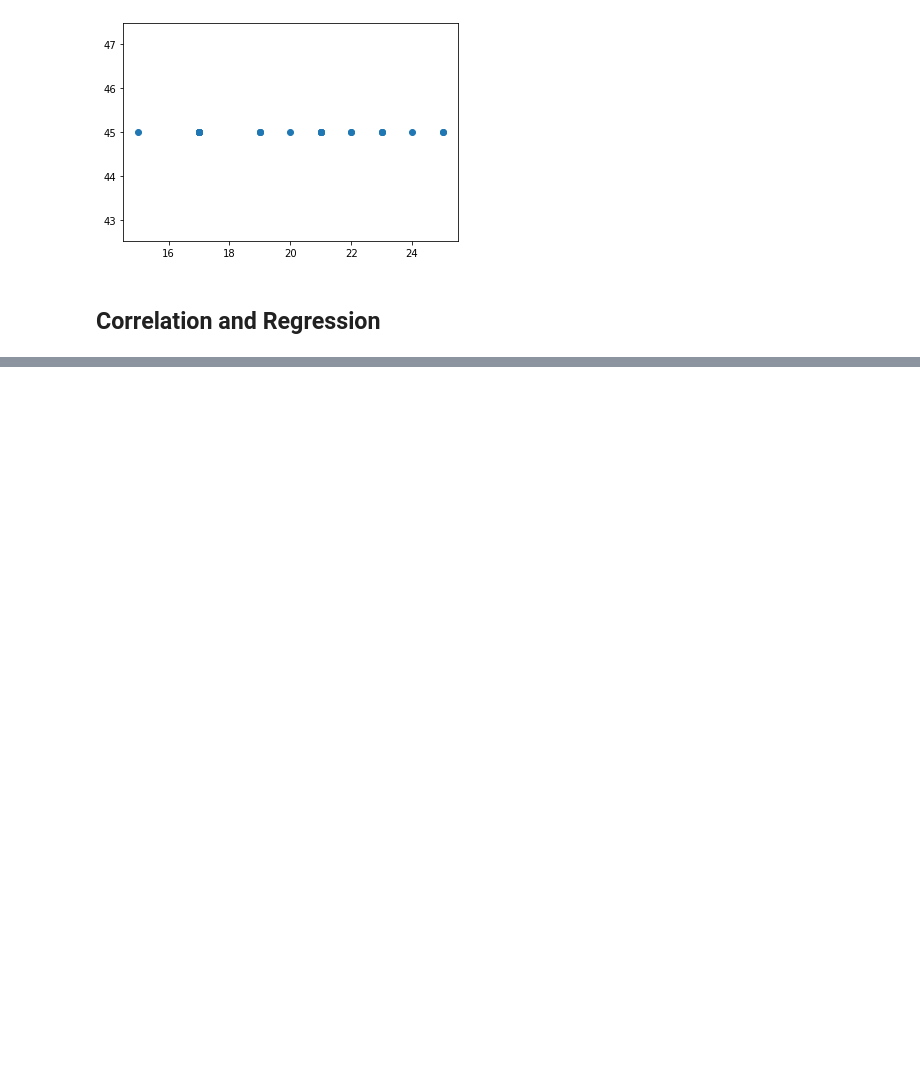
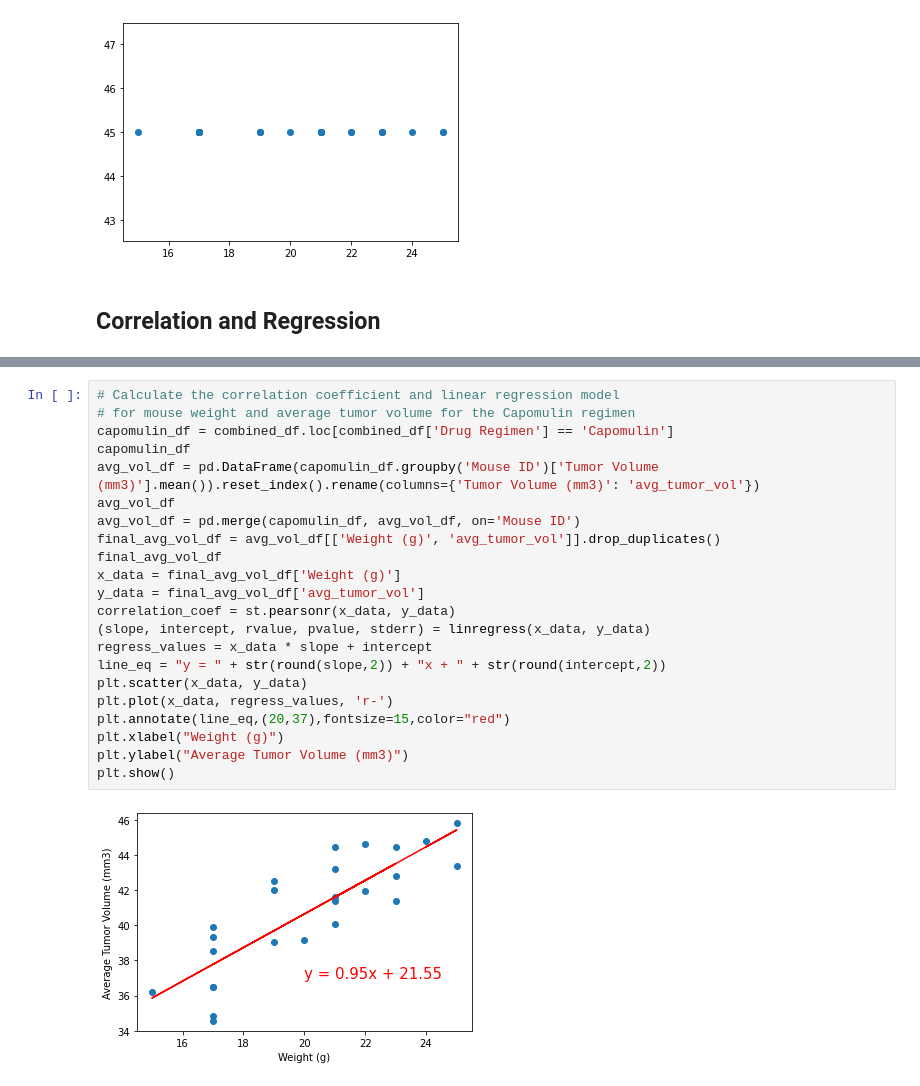
Before and after one commit to VanWagonerLauren/Matplotlib, a Jupyter notebook: pymaceuticals_starter.ipynb, the cells around one changed output, grey strips where cells are left out. Drawn from its saved outputs; the diff is of its cells as text; blank space fills up the shorter version.

```diff
--- a/pymaceuticals_starter.ipynb
+++ b/pymaceuticals_starter.ipynb
@@ -344,0 +340,24 @@ NameError: name 'st' is not defined
+# %%
+# Calculate the correlation coefficient and linear regression model
+# for mouse weight and average tumor volume for the Capomulin regimen
+capomulin_df = combined_df.loc[combined_df['Drug Regimen'] == 'Capomulin']
+capomulin_df
+avg_vol_df = pd.DataFrame(capomulin_df.groupby('Mouse ID')['Tumor Volume (mm3)'].mean()).reset_index().rename(columns={'Tumor Volume (mm3)': 'avg_tumor_vol'})
+avg_vol_df
+avg_vol_df = pd.merge(capomulin_df, avg_vol_df, on='Mouse ID')
+final_avg_vol_df = avg_vol_df[['Weight (g)', 'avg_tumor_vol']].drop_duplicates()
+final_avg_vol_df
+x_data = final_avg_vol_df['Weight (g)']
+y_data = final_avg_vol_df['avg_tumor_vol']
+correlation_coef = st.pearsonr(x_data, y_data)
+(slope, intercept, rvalue, pvalue, stderr) = linregress(x_data, y_data)
+regress_values = x_data * slope + intercept
+line_eq = "y = " + str(round(slope,2)) + "x + " + str(round(intercept,2))
+plt.scatter(x_data, y_data)
+plt.plot(x_data, regress_values, 'r-')
+plt.annotate(line_eq,(20,37),fontsize=15,color="red")
+plt.xlabel("Weight (g)")
+plt.ylabel("Average Tumor Volume (mm3)")
+plt.show()
+# %% [output]
+[figure, added]
```
Also changed, not shown: parts of 1 cell of this notebook.
